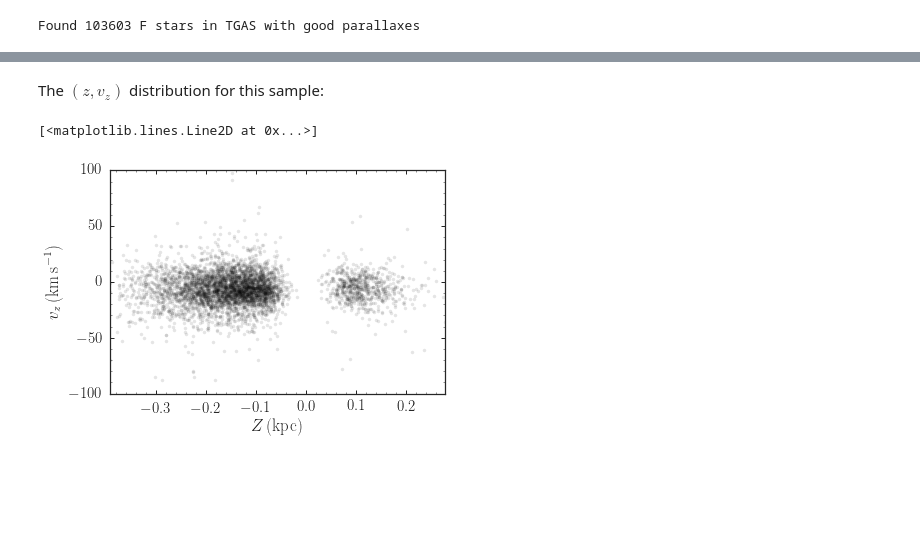
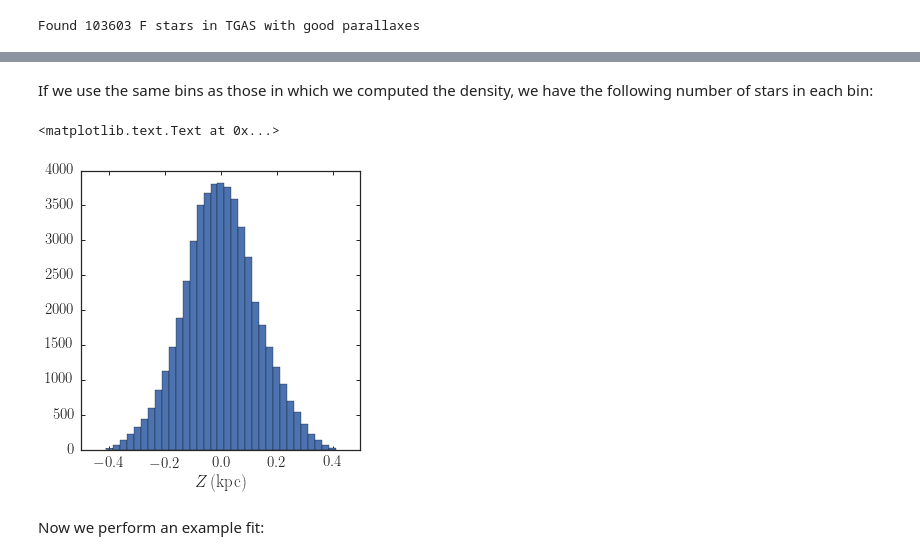
Before and after one commit to jobovy/simple-m2m, a Jupyter notebook: py/Fstar-kinematics.ipynb, the cells around one changed output, grey strips where cells are left out. Saved outputs shown, nothing was run; the diff lists cells and outputs as text; code cells hidden in the pictures; blank space fills up the shorter version.

```diff
--- a/py/Fstar-kinematics.ipynb
+++ b/py/Fstar-kinematics.ipynb
@@ -74,22 +75,3 @@ dm= dm[good_sampling]
 mj=mj[good_sampling]
 # %% [output]
 Found 103603 F stars in TGAS with good parallaxes
-# %%
-rave_cat= gaia_tools.load.rave()
-m1,m2,sep= gaia_tools.xmatch.xmatch(rave_cat,tgas,colRA1='RAdeg',colDec1='DEdeg',colRA2='ra',colDec2='dec',
-                                    epoch1=2000.,epoch2=2015.,swap=True)
-rave_cat= rave_cat[m1]
-tgas= tgas[m2]
-twomass= twomass[m2]
-jk= jk[m2]
-dm= dm[m2]
-mj= mj[m2]
-# Exclude stars with |b| <= 25
-indx= numpy.fabs(tgas['b']) > 25.
-rave_cat= rave_cat[indx]
-tgas= tgas[indx]
-twomass= twomass[indx]
-jk= jk[indx]
-dm= dm[indx]
-mj= mj[indx]
-print("Found %i F stars in TGASxRAVE with good parallaxes" % (len(tgas)))
@@ -101,9 +82,4 @@ tgas_edistance=tgas['parallax_error']/(tgas['parallax']**2)
 # %%
-# Compute XYZUVW for overlap sample
+# Compute XYZ
 lb= bovy_coords.radec_to_lb(tgas['ra'],tgas['dec'],degree=True,epoch=None)
-XYZ= bovy_coords.lbd_to_XYZ(lb[:,0],lb[:,1],tgas_distance,degree=True)
-pmllbb= bovy_coords.pmrapmdec_to_pmllpmbb(tgas['pmra'],tgas['pmdec'],
-                                          tgas['ra'],tgas['dec'],degree=True,epoch=None)
-vxyz= bovy_coords.vrpmllpmbb_to_vxvyvz(rave_cat['HRV'],pmllbb[:,0],pmllbb[:,1],
-                                       XYZ[:,0],XYZ[:,1],XYZ[:,2],
-                                       XYZ=True,degree=True)
+XYZ= bovy_coords.lbd_to_XYZ(lb[:,0],lb[:,1],1./tgas['parallax'],degree=True)
@@ -257,10 +137,15 @@ ylabel(r'$\sigma_{v_z}\,(\mathrm{km\,s}^{-1})$')
-# %% [markdown]
-The $(z,v_z)$ distribution for this sample:
-# %%
-bovy_plot.bovy_plot(XYZ[indx,2],vxyz[indx,2],'k.',alpha=0.1,
-                    yrange=[-100.,100.],
-                    xlabel=r'$Z\,(\mathrm{kpc})$',
-                    ylabel=r'$v_z\,(\mathrm{km\,s}^{-1})$')
-# %% [output]
-[<matplotlib.lines.Line2D at 0x...>]
-[figure, removed]
+# %% [markdown]
+If we use the same bins as those in which we computed the density, we have the following number of stars in each bin:
+# %%
+zbins= numpy.arange(-0.4125,0.425,0.025)
+indx= (numpy.fabs(XYZ[:,2]) > -0.4125)\
+      *(numpy.fabs(XYZ[:,2]) <= 0.4125)\
+      *(numpy.sqrt(XYZ[:,0]**2.+XYZ[:,1]**2.) < 0.2)
+bovy_plot.bovy_print(axes_labelsize=17.,text_fontsize=12.,xtick_labelsize=15.,ytick_labelsize=15.)
+_= hist(XYZ[indx,2],bins=zbins)
+xlabel(r'$Z\,(\mathrm{kpc})$')
+# %% [output]
+<matplotlib.text.Text at 0x...>
+[figure, added]
+# %% [markdown]
+Now we perform an example fit:
```
Also changed, not shown: parts of 26 cells of this notebook, 1 other file.
